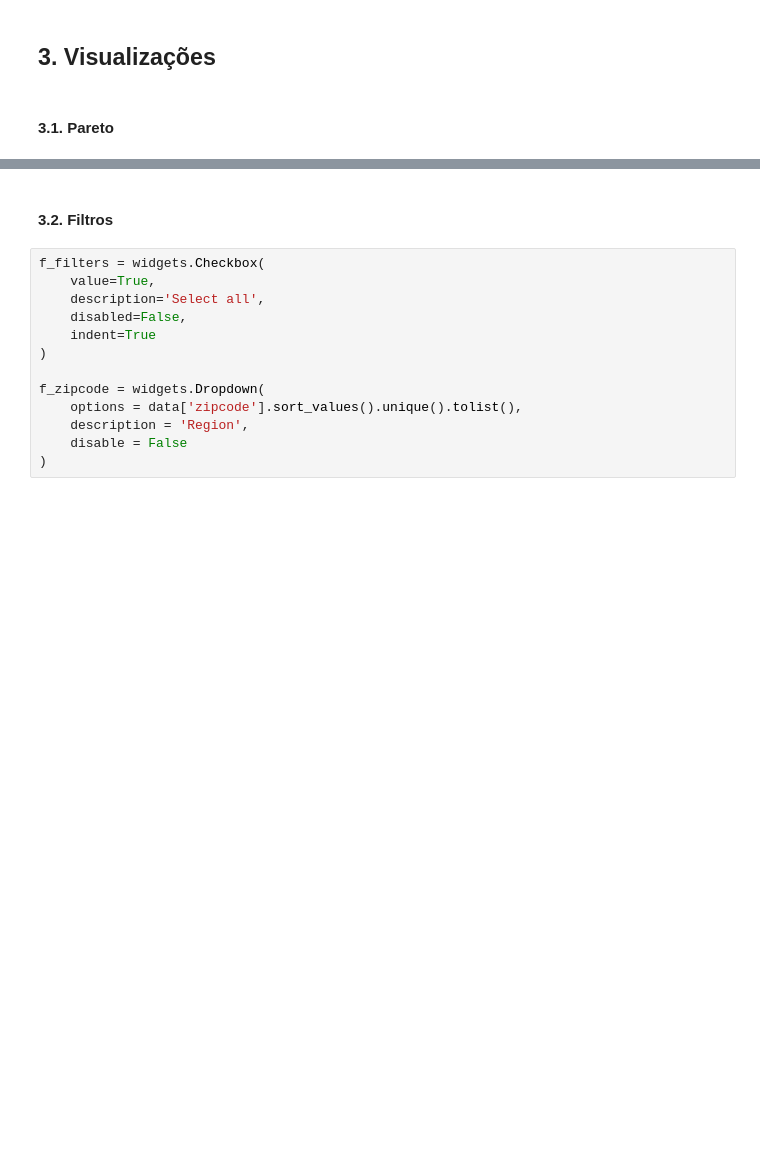
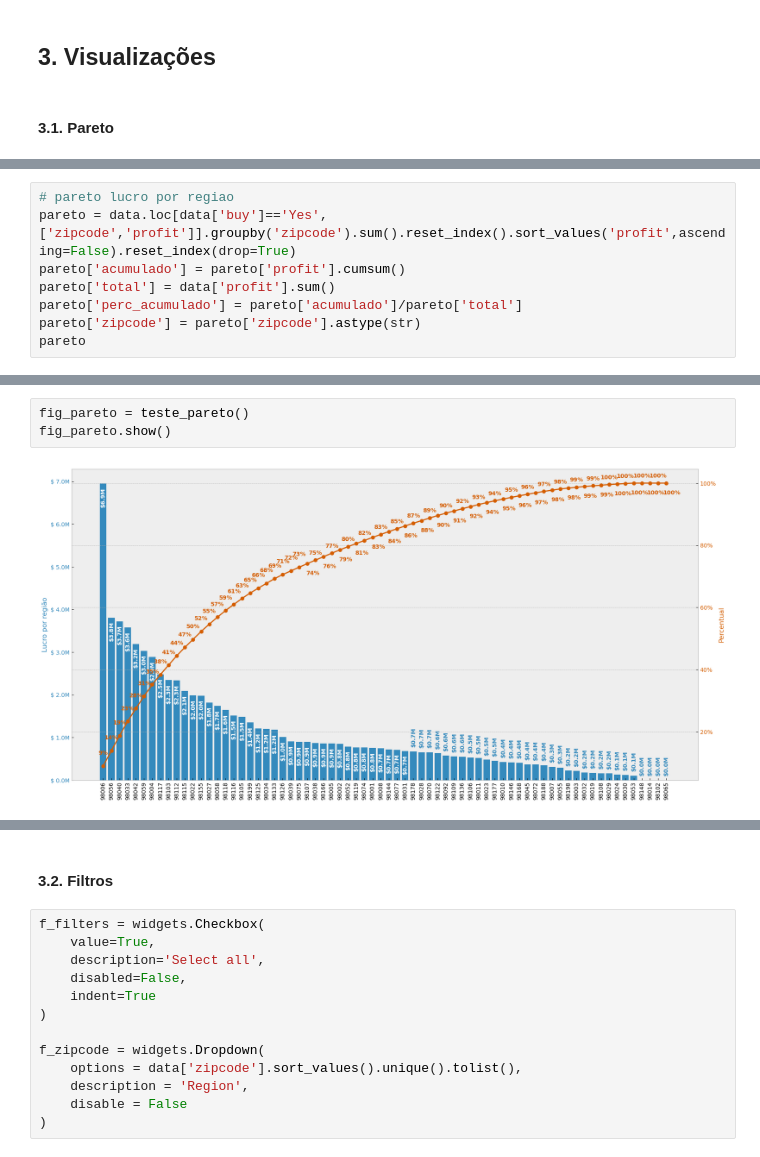
Before and after one commit to dsrodrigovieira/houserocketsales, a Jupyter notebook: notebooks/3_solucao.ipynb, the cells around one changed output, grey strips where cells are left out. Drawn from its saved outputs; the diff is of its cells as text; blank space fills up the shorter version.

```diff
--- a/notebooks/3_solucao.ipynb
+++ b/notebooks/3_solucao.ipynb
@@ -130,0 +183,8 @@ pareto['zipcode'] = pareto['zipcode'].astype(str)
+# %%
+# pareto lucro por regiao
+pareto = data.loc[data['buy']=='Yes',['zipcode','profit']].groupby('zipcode').sum().reset_index().sort_values('profit',ascending=False).reset_index(drop=True)
+pareto['acumulado'] = pareto['profit'].cumsum()
+pareto['total'] = data['profit'].sum()
+pareto['perc_acumulado'] = pareto['acumulado']/pareto['total']
+pareto['zipcode'] = pareto['zipcode'].astype(str)
+pareto
@@ -178,0 +275,5 @@ plt.show()
+# %%
+fig_pareto = teste_pareto()
+fig_pareto.show()
+# %% [output]
+[figure, added]
```
Also changed, not shown: parts of 23 cells of this notebook, 21 other files.
